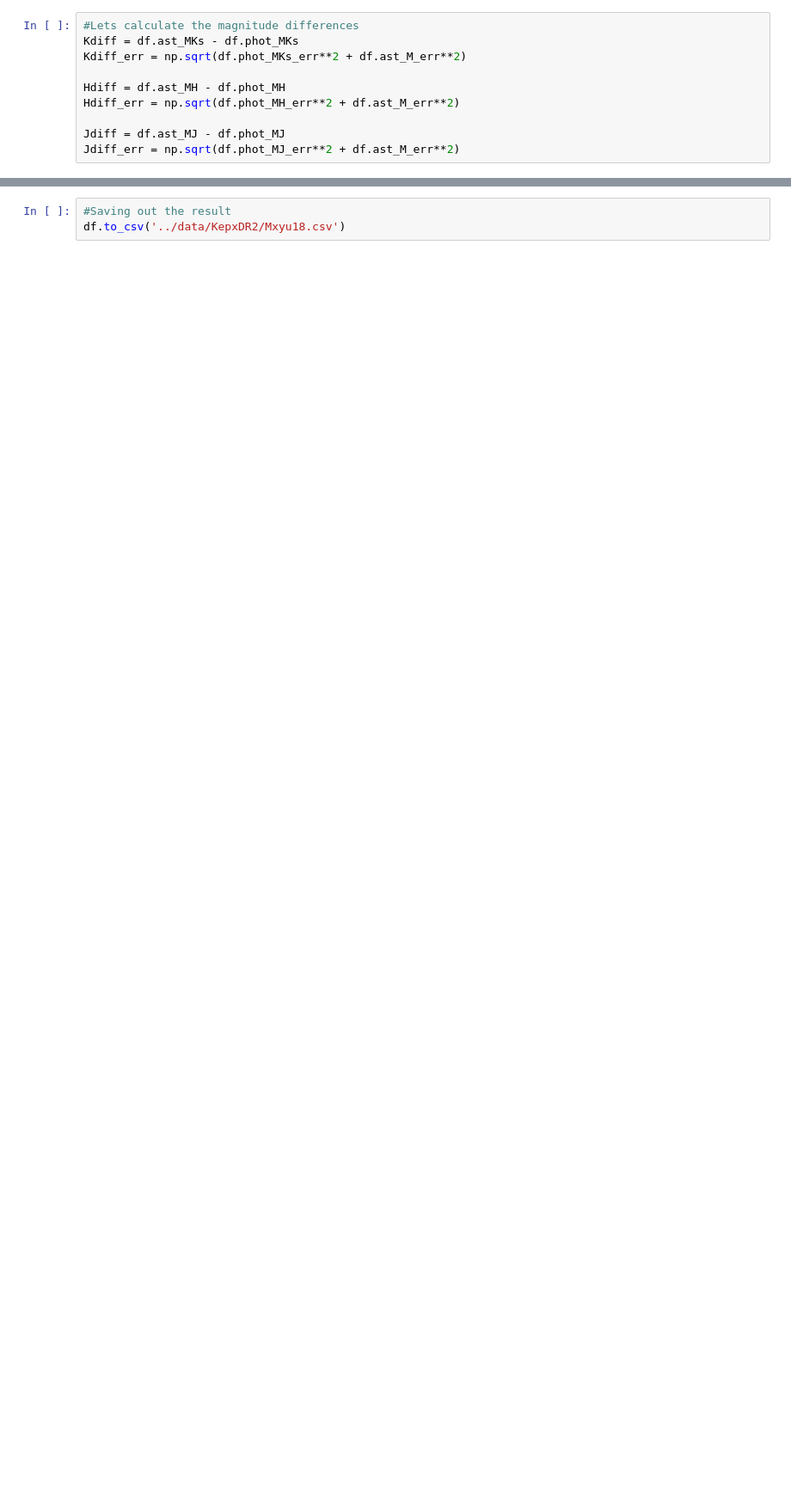
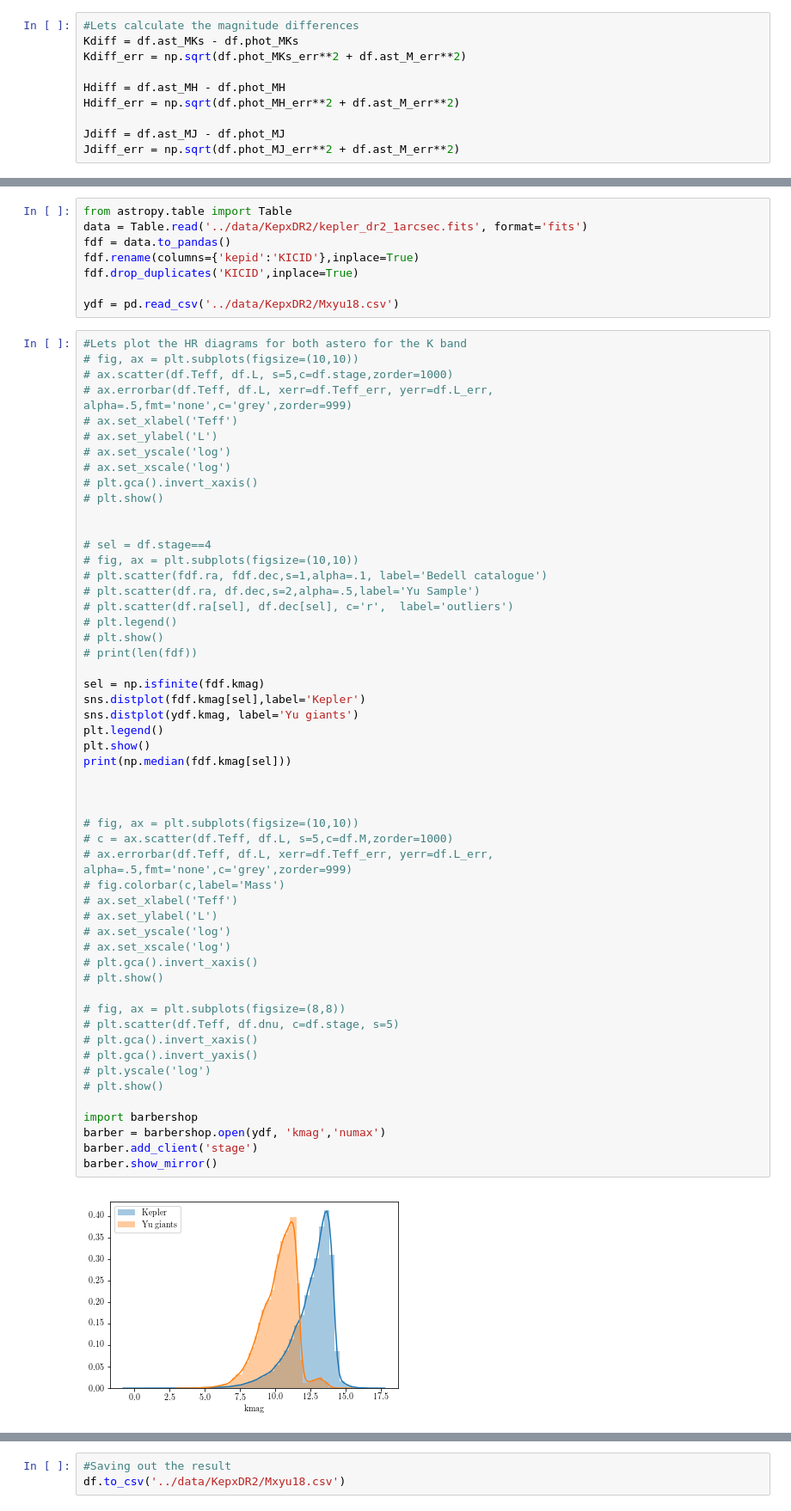
Before and after one commit to ojhall94/GAIA, a Jupyter notebook: compare_rc.ipynb, the cells around one changed output, grey strips where cells are left out. Shown: that part at 86% size. Drawn from its saved outputs; the diff is of its cells as text; blank space fills up the shorter version.

```diff
--- a/compare_rc.ipynb
+++ b/compare_rc.ipynb
@@ -221,0 +242,63 @@ plt.show()
+# %%
+from astropy.table import Table
+data = Table.read('../data/KepxDR2/kepler_dr2_1arcsec.fits', format='fits')
+fdf = data.to_pandas()
+fdf.rename(columns={'kepid':'KICID'},inplace=True)
+fdf.drop_duplicates('KICID',inplace=True)
+
+ydf = pd.read_csv('../data/KepxDR2/Mxyu18.csv')
+# %%
+#Lets plot the HR diagrams for both astero for the K band
+# fig, ax = plt.subplots(figsize=(10,10))
+# ax.scatter(df.Teff, df.L, s=5,c=df.stage,zorder=1000)
+# ax.errorbar(df.Teff, df.L, xerr=df.Teff_err, yerr=df.L_err, alpha=.5,fmt='none',c='grey',zorder=999)
+# ax.set_xlabel('Teff')
+# ax.set_ylabel('L')
+# ax.set_yscale('log')
+# ax.set_xscale('log')
+# plt.gca().invert_xaxis()
+# plt.show()
+
+
+# sel = df.stage==4
+# fig, ax = plt.subplots(figsize=(10,10))
+# plt.scatter(fdf.ra, fdf.dec,s=1,alpha=.1, label='Bedell catalogue')
+# plt.scatter(df.ra, df.dec,s=2,alpha=.5,label='Yu Sample')
+# plt.scatter(df.ra[sel], df.dec[sel], c='r',  label='outliers')
+# plt.legend()
+# plt.show()
+# print(len(fdf))
+
+sel = np.isfinite(fdf.kmag)
+sns.distplot(fdf.kmag[sel],label='Kepler')
+sns.distplot(ydf.kmag, label='Yu giants')
+plt.legend()
+plt.show()
+print(np.median(fdf.kmag[sel]))
+
+
+
+# fig, ax = plt.subplots(figsize=(10,10))
+# c = ax.scatter(df.Teff, df.L, s=5,c=df.M,zorder=1000)
+# ax.errorbar(df.Teff, df.L, xerr=df.Teff_err, yerr=df.L_err, alpha=.5,fmt='none',c='grey',zorder=999)
+# fig.colorbar(c,label='Mass')
+# ax.set_xlabel('Teff')
+# ax.set_ylabel('L')
+# ax.set_yscale('log')
+# ax.set_xscale('log')
+# plt.gca().invert_xaxis()
+# plt.show()
+
+# fig, ax = plt.subplots(figsize=(8,8))
+# plt.scatter(df.Teff, df.dnu, c=df.stage, s=5)
+# plt.gca().invert_xaxis()
+# plt.gca().invert_yaxis()
+# plt.yscale('log')
+# plt.show()
+
+import barbershop
+barber = barbershop.open(ydf, 'kmag','numax')
+barber.add_client('stage')
+barber.show_mirror()
+# %% [output]
+[figure, added]
```
Also changed, not shown: parts of 15 cells of this notebook, 3 other files.
